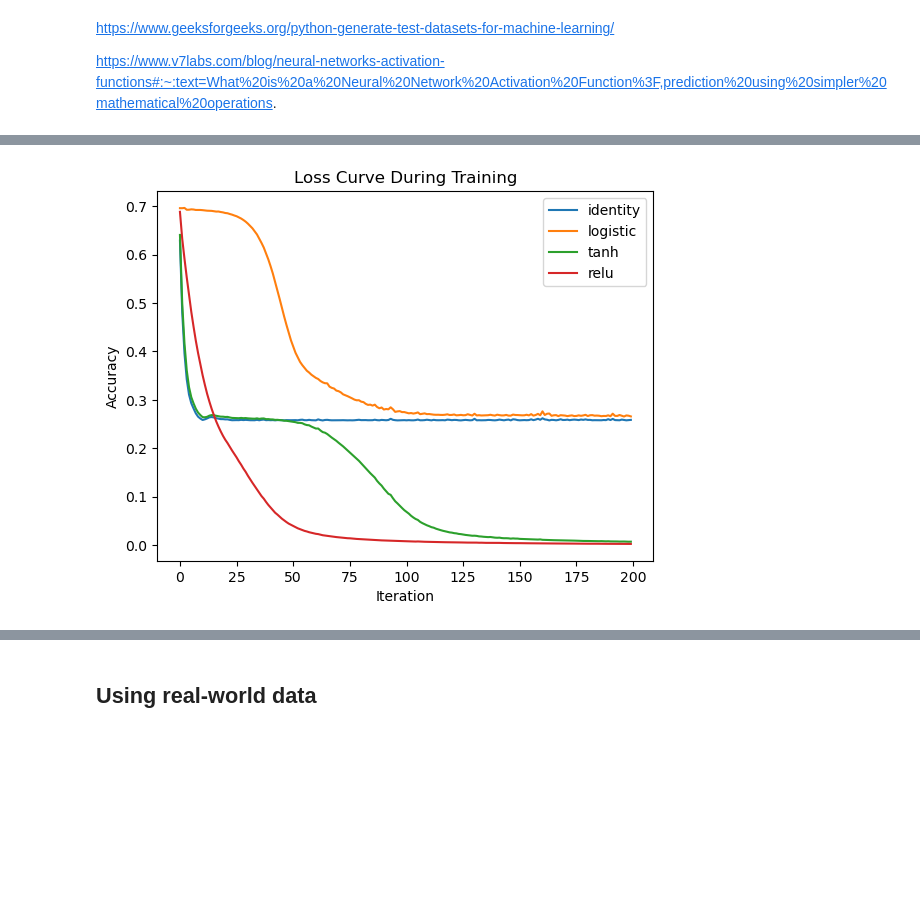
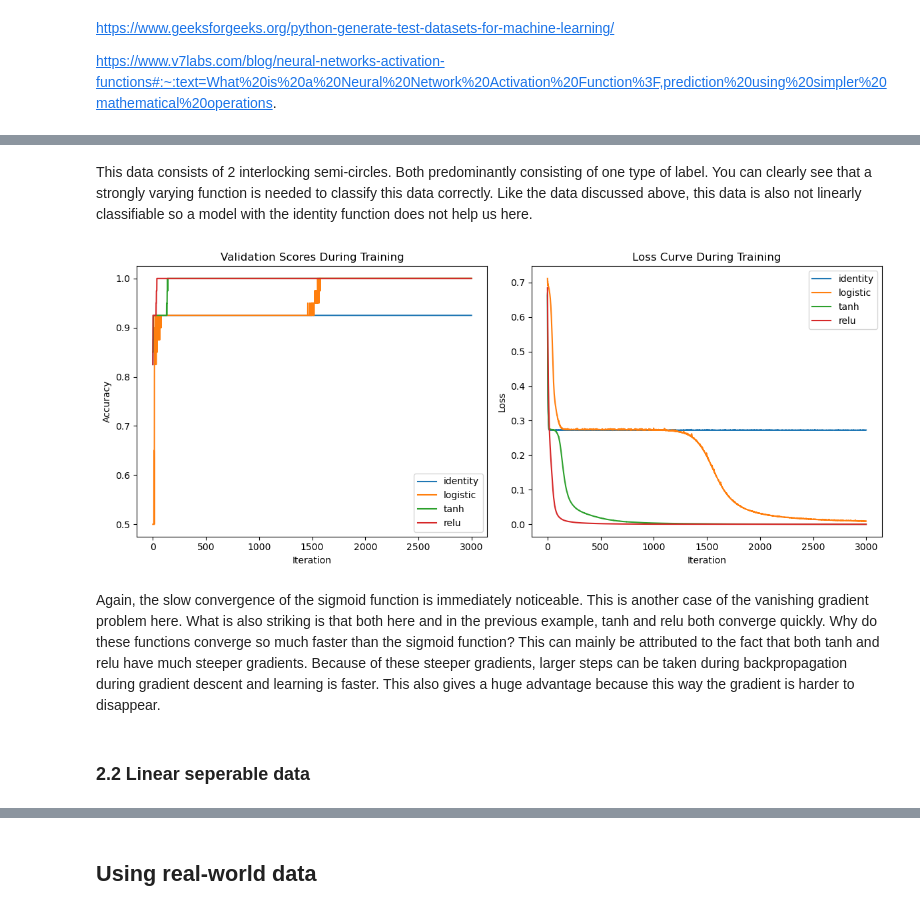
Before and after one commit to lucavella/SFML-project, a Jupyter notebook: anton_project.ipynb, the cells around one changed output, grey strips where cells are left out. Saved outputs shown, nothing was run; the diff lists cells and outputs as text; code cells hidden in the pictures; blank space fills up the shorter version.

```diff
--- a/anton_project.ipynb
+++ b/anton_project.ipynb
@@ -214,18 +203,17 @@ warnings.warn = warn
 # %%
 def get_trained_model_list(x_train, y_train):
-
     params = {
-        'hidden_layer_sizes': (100, 200, 50),
+        #'hidden_layer_sizes': (200, 200),
+        'hidden_layer_sizes': (150, 200),
         'random_state' : 20,
-        'max_iter': 200,
-        'n_iter_no_change' : 200
+        'max_iter' : 3000,
+        'n_iter_no_change' : 3000,
+        'early_stopping' : True
     }
-
     MLP_iden_model = MLPClassifier(**params, activation='identity').fit(x_train, y_train)
     MLP_logi_model = MLPClassifier(**params, activation='logistic').fit(x_train, y_train)
     MLP_tanh_model = MLPClassifier(**params, activation='tanh').fit(x_train, y_train)
     MLP_relu_model = MLPClassifier(**params, activation='relu').fit(x_train, y_train)
-
     return MLP_iden_model, MLP_logi_model, MLP_tanh_model, MLP_relu_model
 # %%
 def visualize_decision_boundaries(model_list, x_train):
@@ -261,0 +238,27 @@ def visualize_loss_evolution(model_list):
+# %%
+
+def visualize_combined_plots(model_list):
+    fig, axes = plt.subplots(1, 2, figsize=(12, 5))
+
+    # Visualize validation scores
+    axes[0].set_title('Validation Scores During Training')
+    axes[0].set_xlabel('Iteration')
+    axes[0].set_ylabel('Accuracy')
+    for classifier in model_list:
+        validation_scores = classifier.validation_scores_
+        tag = classifier.activation
+        axes[0].plot(validation_scores, label=tag)
+    axes[0].legend()
+
+    # Visualize loss curve
+    axes[1].set_title('Loss Curve During Training')
+    axes[1].set_xlabel('Iteration')
+    axes[1].set_ylabel('Loss')
+    for classifier in model_list:
+        loss_curve = classifier.loss_curve_
+        tag = classifier.activation
+        axes[1].plot(loss_curve, label=tag)
+    axes[1].legend()
+
+    plt.tight_layout()
+    plt.show()
@@ -299,7 +311,13 @@ visualize_decision_boundaries(trained_models, x_train)
+# %% [markdown]
+This data consists of 2 interlocking semi-circles. Both predominantly consisting of one type of label. You can clearly see that a strongly varying function is needed to classify this data correctly. Like the data discussed above, this data is also not linearly classifiable so a model with the identity function does not help us here.
 # %%
-visualize_loss_evolution(trained_models)
+visualize_combined_plots(trained_models)
 # %% [output]
-[figure, old version]
+[figure, new version]
+# %% [markdown]
+Again, the slow convergence of the sigmoid function is immediately noticeable. This is another case of the vanishing gradient problem here. What is also striking is that both here and in the previous example, tanh and relu both converge quickly. Why do these functions converge so much faster than the sigmoid function? This can mainly be attributed to the fact that both tanh and relu have much steeper gradients. Because of these steeper gradients, larger steps can be taken during backpropagation during gradient descent and learning is faster. This also gives a huge advantage because this way the gradient is harder to disappear.
+# %% [markdown]
+### 2.2 Linear seperable data
 # %%
 
 #import the necessary libraries
```
Also changed, not shown: parts of 42 cells of this notebook.
